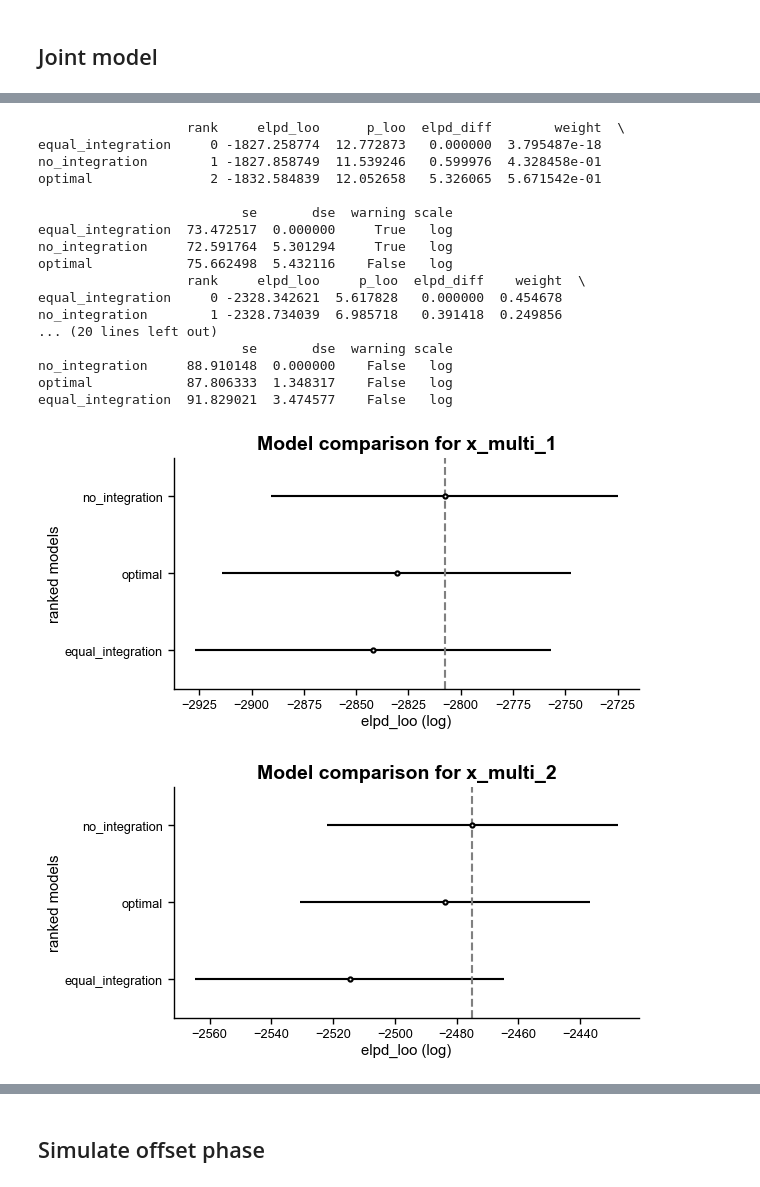
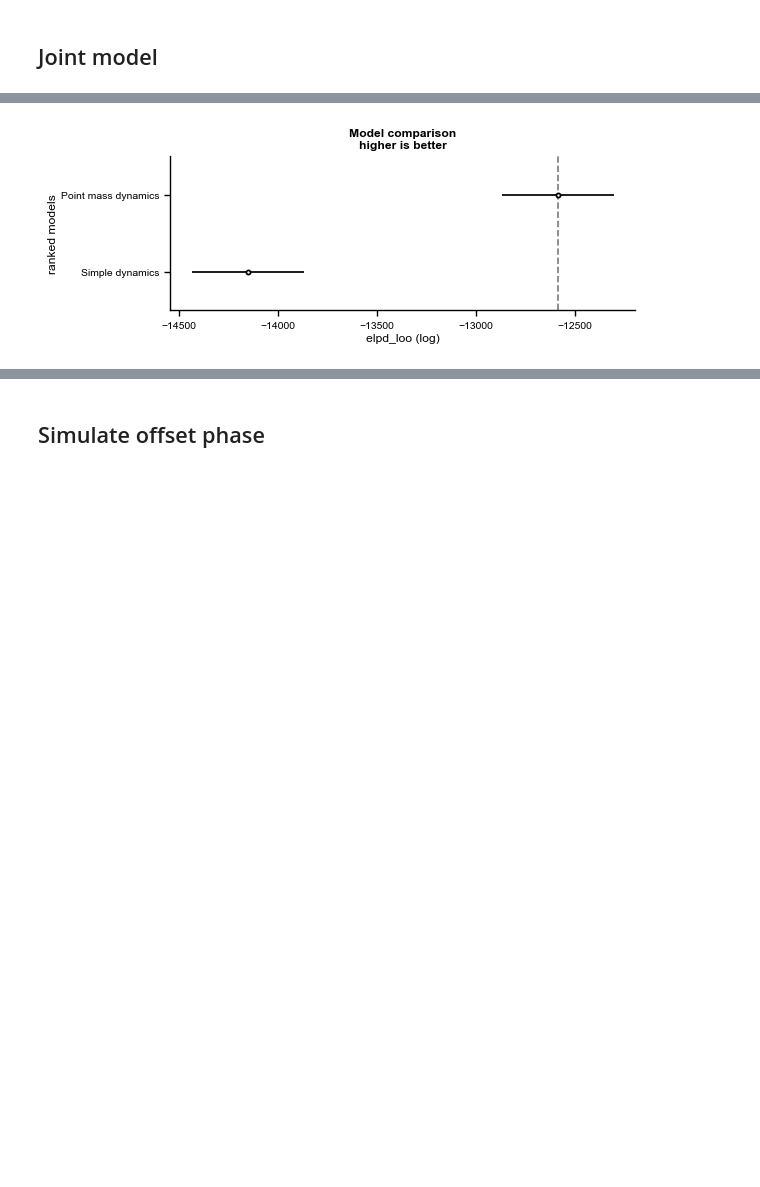
Before and after one commit to dominikstrb/cpp-proprioception, a Jupyter notebook: notebooks/ModelFitsMultisensoryJoint.ipynb, the cells around one changed output, grey strips where cells are left out. Saved outputs shown, nothing was run; the diff lists cells and outputs as text; code cells hidden in the pictures; blank space fills up the shorter version.

Commit message:
Add model with subjective velocity rw

```diff
--- a/notebooks/ModelFitsMultisensoryJoint.ipynb
+++ b/notebooks/ModelFitsMultisensoryJoint.ipynb
@@ -60,22 +63,19 @@ prop 2
 # %% [markdown]
 ## Joint model
 # %%
-# participant = 765738475
-participant = 135033060
-# participant = 177196795
 seed = 7453
+model_classes = {"Simple dynamics": "MultisensoryDelayModel", "Point mass dynamics": "MultisensoryDelayModelPointMassDynamics"}
 # participant = 802096684
-models = {model_name: az.from_netcdf(
-                f"../results/multisensory-mcmc-{participant}_1_2_{seed}_1000_2500_4_{model_name}_MultisensoryDelayModelPointMassDynamics.nc"
+models = {f"{name}": az.from_netcdf(
+                f"../results/multisensory-mcmc-{participant}_1_2_{seed}_1000_2500_4_{model_name}_{model_class}.nc"
             )
-            for model_name in ["optimal", "no_integration", "equal_integration"]}
+            for name, model_class in model_classes.items() for model_name in ["optimal"]}
 
-# TODO: rhats
+# stack up log likelihoods for all 6 conditions into a single array for each model so that we can perform model comparison using all conditions together
+models = {model_name: concat_log_likelihoods(model) for model_name, model in models.items()}
 # %%
-for var_name in ["x_multi_1", "x_multi_2", "x_vis_1", "x_vis_2", "x_prop_1", "x_prop_2"]:
 
-    comp_df = az.compare(models, var_name=var_name)
-    print(comp_df)
-    axes = az.plot_compare(comp_df=comp_df)
-    axes.set_title(f"Model comparison for {var_name}")
+comp_df = az.compare(models)
+print(comp_df)
+axes = az.plot_compare(comp_df=comp_df)
 # %% [output]
@@ -100,19 +89 @@ equal_integration  50.019078  5.019671    False   log
-                   rank     elpd_loo      p_loo  elpd_diff        weight  \
-equal_integration     0 -1827.258774  12.772873   0.000000  3.795487e-18
-no_integration        1 -1827.858749  11.539246   0.599976  4.328458e-01
-optimal               2 -1832.584839  12.052658   5.326065  5.671542e-01
-
-                          se       dse  warning scale
-equal_integration  73.472517  0.000000     True   log
-no_integration     72.591764  5.301294     True   log
-optimal            75.662498  5.432116    False   log
-                   rank     elpd_loo     p_loo  elpd_diff    weight  \
-equal_integration     0 -2328.342621  5.617828   0.000000  0.454678
-no_integration        1 -2328.734039  6.985718   0.391418  0.249856
-... (20 lines left out)
-                          se       dse  warning scale
-no_integration     88.910148  0.000000    False   log
-optimal            87.806333  1.348317    False   log
-equal_integration  91.829021  3.474577    False   log
-[figure, old version]
+[figure, new version]
-[figure, removed]
```
Also changed, not shown: parts of 5 cells of this notebook, 2 other files.
